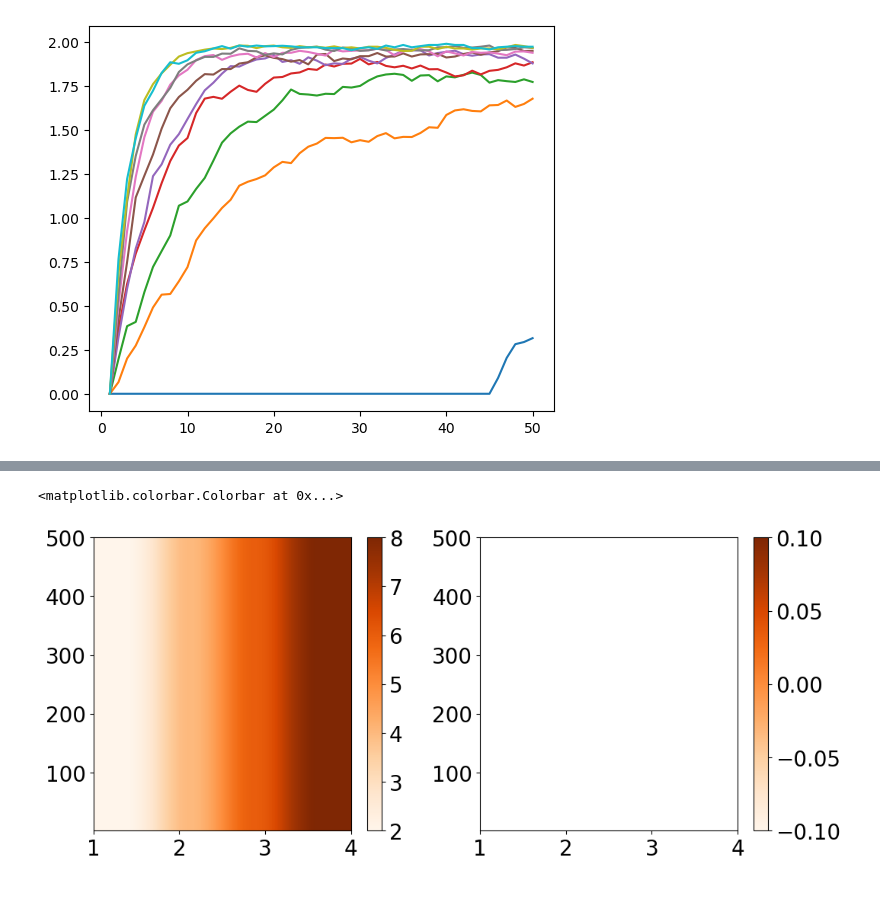
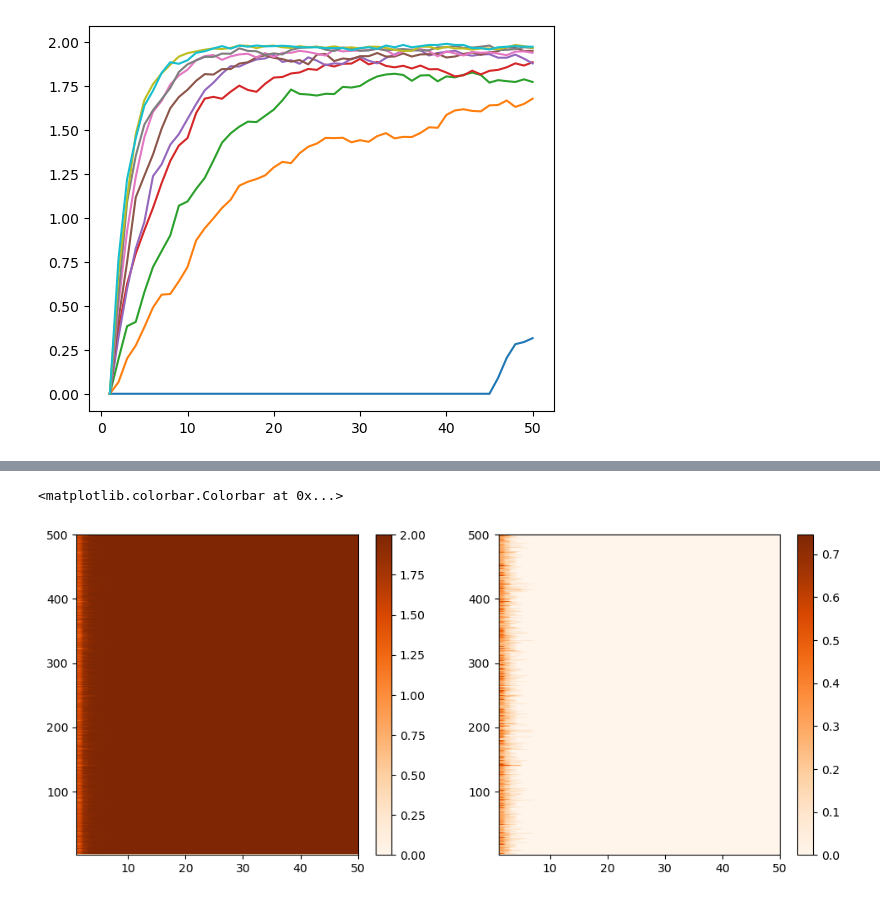
Before and after one commit to zsxqblz/classical_hayden_preskill, a Jupyter notebook: visualization/visualization_240219.ipynb, the cells around one changed output, grey strips where cells are left out. Cells and saved outputs as stored; diff of their text form; code cells hidden in the pictures.

```diff
--- a/visualization/visualization_240219.ipynb
+++ b/visualization/visualization_240219.ipynb
@@ -69,20 +43,24 @@ Asites = 1 Bsites = 100 MeasStag F3 29
 # %%
-# corrupted
-file_name = "../data/240219/240219_20"
-nstep_l = np.loadtxt(file_name+'_scanx.csv',skiprows=1)
-nmeas_l = np.loadtxt(file_name+'_scany.csv',skiprows=1)
+file_name = "../data/240219/240219_n1_pp.npz"
+raw = np.load(file_name)
+nstep_l = raw['x_l']
+nmeas_l = raw['y_l']
+pertb_l = raw['z_l']
 
-raw = np.loadtxt(file_name+'_data.csv',skiprows=1,delimiter=',')
-S_ave_arr = raw[:,0].reshape((len(nmeas_l),len(nstep_l)))
-S_std_arr = raw[:,1].reshape((len(nmeas_l),len(nstep_l)))
+S_ave_arr = raw['data_ave_l']
+S_std_arr = raw['data_std_l']
+
+raw = np.loadtxt("../data/240219/240219_n1_9_data.csv",skiprows=1,delimiter=',')
+S_ave_arr = raw[:,0].reshape((len(pertb_l),len(nmeas_l),len(nstep_l)))
+S_std_arr = raw[:,1].reshape((len(pertb_l),len(nmeas_l),len(nstep_l)))
 
 plt.figure(figsize=(12,5))
 plt.subplot(1,2,1)
-plt.imshow(S_ave_arr.T[::-1,:],aspect="auto",cmap="Oranges",extent=[nmeas_l[0],nmeas_l[-1],nstep_l[0],nstep_l[-1]])
+plt.imshow(S_ave_arr[-1].T[::-1,:],aspect="auto",cmap="Oranges",extent=[nmeas_l[0],nmeas_l[-1],nstep_l[0],nstep_l[-1]])
 plt.colorbar()
 plt.subplot(1,2,2)
-plt.imshow(S_std_arr.T[::-1,:],aspect="auto",cmap="Oranges",extent=[nmeas_l[0],nmeas_l[-1],nstep_l[0],nstep_l[-1]])
+plt.imshow(S_std_arr[-1].T[::-1,:],aspect="auto",cmap="Oranges",extent=[nmeas_l[0],nmeas_l[-1],nstep_l[0],nstep_l[-1]])
 plt.colorbar()
 # %% [output]
 <matplotlib.colorbar.Colorbar at 0x...>
-[figure, old version]
+[figure, new version]
```
Also changed, not shown: parts of 22 cells of this notebook.
